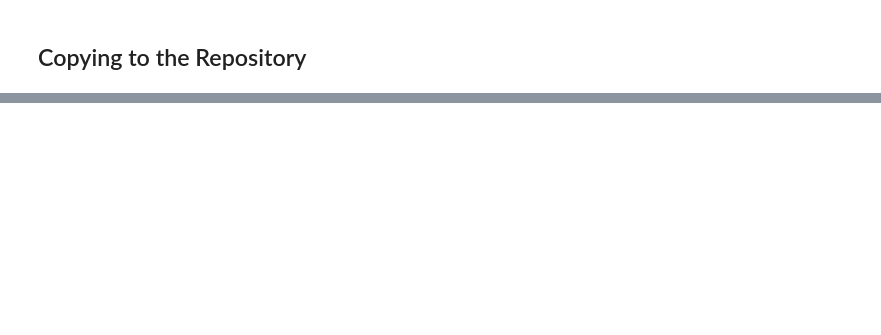
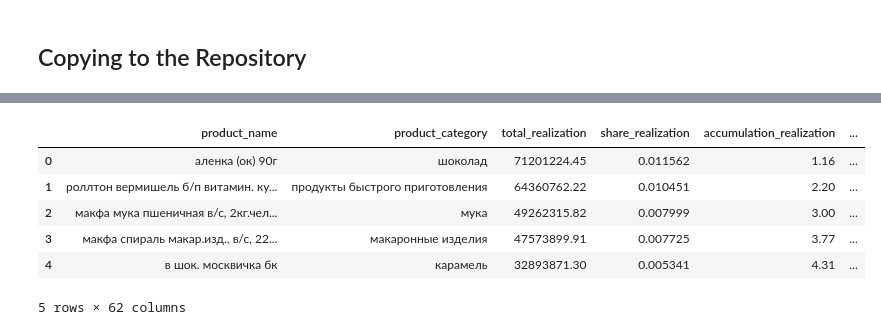
Before and after one commit to RoomJackal/FPLS, a Jupyter notebook: FPLS.ipynb, the cells around one changed output, grey strips where cells are left out. Drawn from its saved outputs; the diff is of its cells as text; code cells hidden in the pictures; blank space fills up the shorter version.

```diff
--- a/FPLS.ipynb
+++ b/FPLS.ipynb
@@ -30,0 +402,5 @@ print('Файлы успешно скопированы в репозитори
+# %%
+# Создание и вывод датасета с категориальными переменными
+
+categorical_data = df_prepared[categories]
+categorical_data.head()
@@ -30,0 +414,5 @@ print('Файлы успешно скопированы в репозитори
+# %%
+# Создание объекта класса OneHotEncoder, который будет отвечать за преобразование категориальных переменных
+
+ohe = OneHotEncoder(sparse_output = False)
+ohe
@@ -30,0 +421,4 @@ print('Файлы успешно скопированы в репозитори
+# %%
+# Идентифицикация параметров преобразования на датасете с категориальными переменными
+
+ohe.fit(categorical_data[['product_category', 'abc_classification']])
@@ -30,0 +427,4 @@ print('Файлы успешно скопированы в репозитори
+# %%
+# Примените преобразование для датасета с категориальными переменными и вывод преобразований
+ohe_transform = ohe.fit_transform(categorical_data[['product_category', 'abc_classification']])
+ohe_transform
@@ -30,0 +463,13 @@ print('Файлы успешно скопированы в репозитори
+# %%
+# Добавление новых признаков в датасет
+
+df_prepared[ohe.get_feature_names_out()] = ohe_transform
+df_prepared.head()
+# %% [output]
+|  | product_name | product_category | total_realization | share_realization | accumulation_realization | ... |
+| 0 | аленка (ок) 90г | шоколад | 71201224.45 | 0.011562 | 1.16 | ... |
+| 1 | роллтон вермишель б/п витамин. ку... | продукты быстрого приготовления | 64360762.22 | 0.010451 | 2.20 | ... |
+| 2 | макфа мука пшеничная в/с, 2кг.чел... | мука | 49262315.82 | 0.007999 | 3.00 | ... |
+| 3 | макфа спираль макар.изд., в/с, 22... | макаронные изделия | 47573899.91 | 0.007725 | 3.77 | ... |
+| 4 | в шок. москвичка бк | карамель | 32893871.30 | 0.005341 | 4.31 | ... |
+5 rows × 62 columns
```
Also changed, not shown: parts of 41 cells of this notebook, 5 other files.
